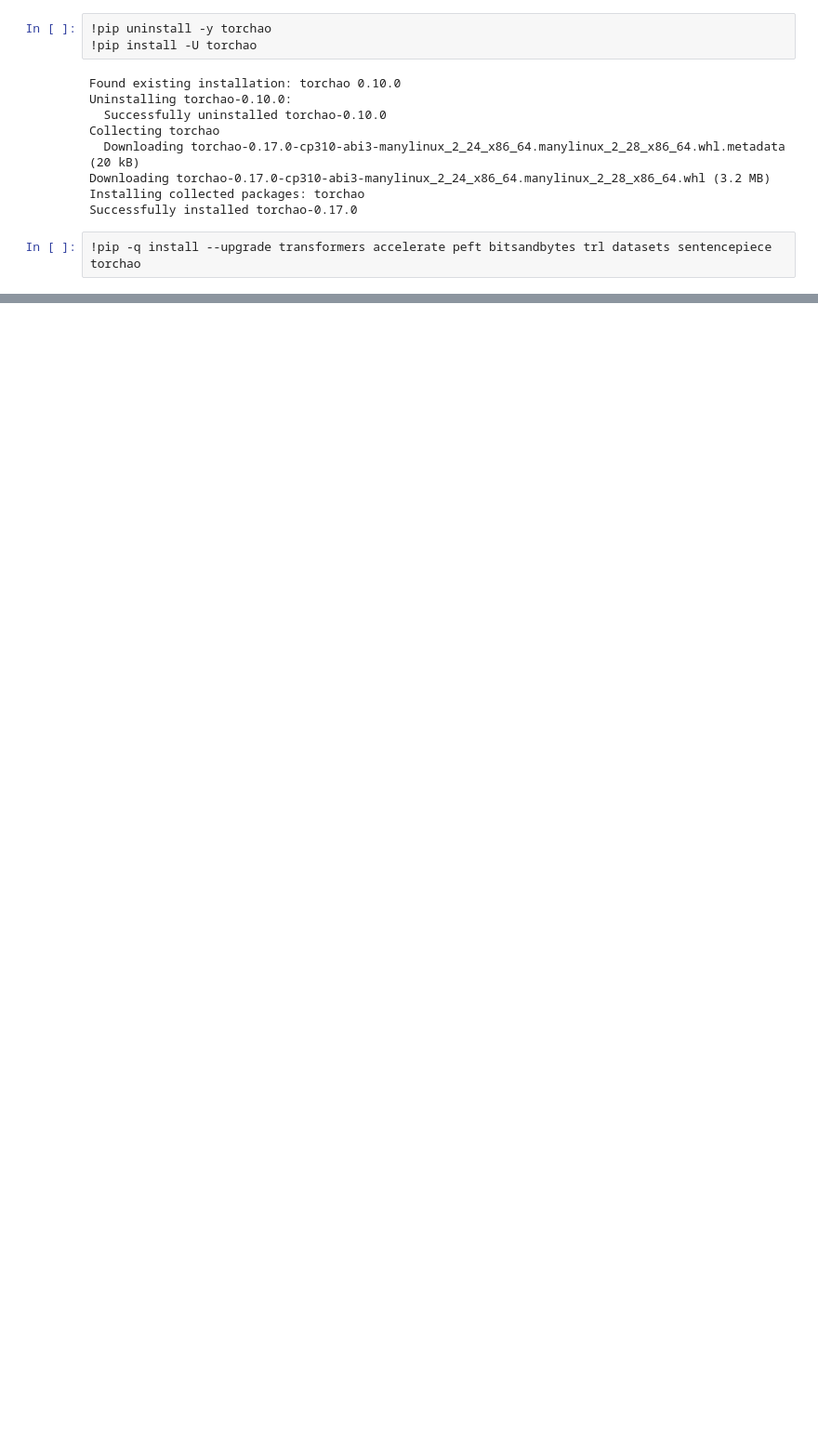
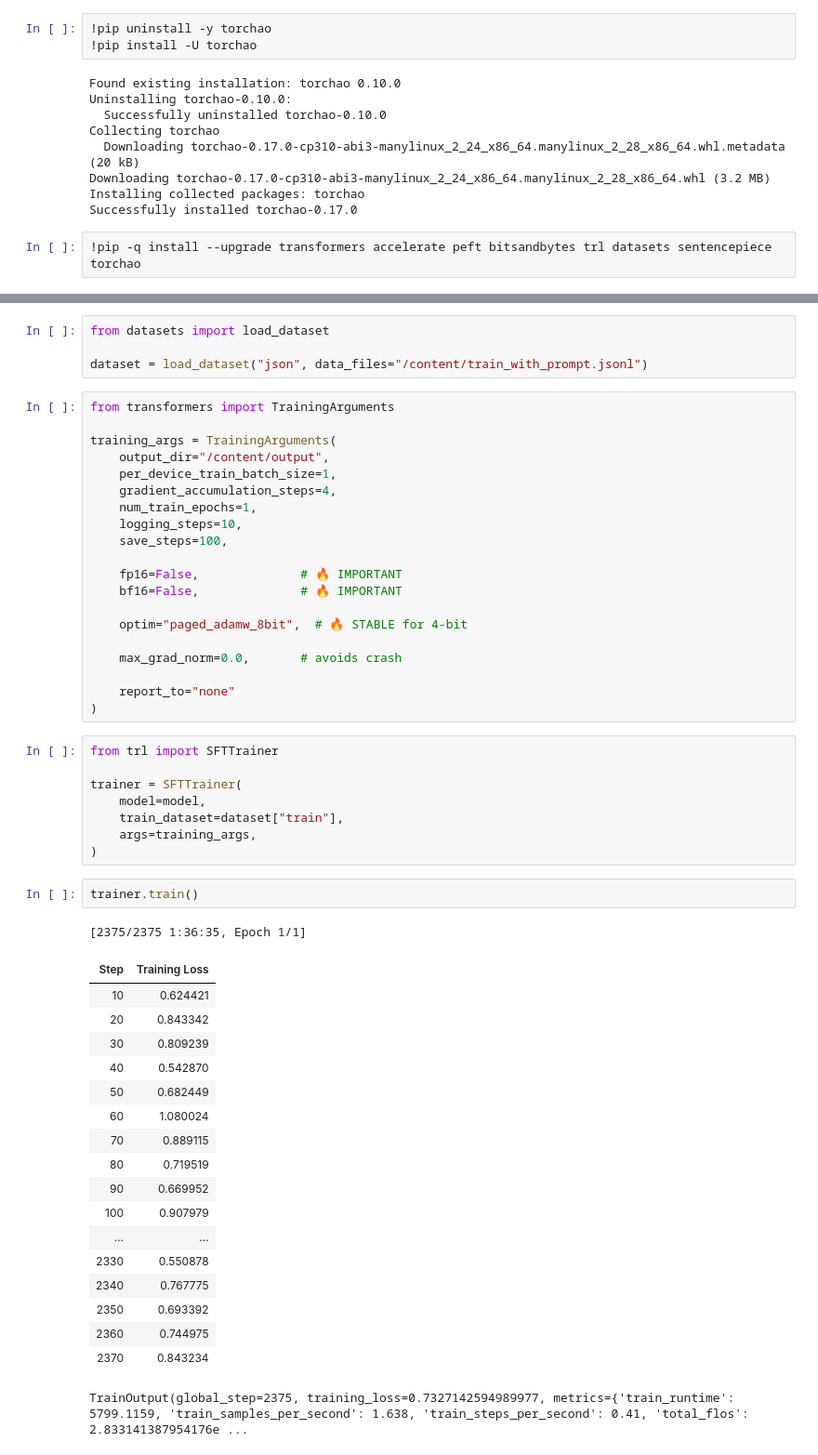
Before and after one commit to DumuthuLakshan/nemotron-reasoning-enhancement, a Jupyter notebook: Untitled3.ipynb, the cells around one changed output, grey strips where cells are left out. Shown at 93% size. Saved outputs shown, nothing was run; the diff lists cells and outputs as text; blank space fills up the shorter version.

```diff
--- a/Untitled3.ipynb
+++ b/Untitled3.ipynb
@@ -164,0 +440,54 @@ cp: cannot stat '/content/Untitled3.ipynb': No such file or directory
+# %%
+from datasets import load_dataset
+
+dataset = load_dataset("json", data_files="/content/train_with_prompt.jsonl")
+# %%
+from transformers import TrainingArguments
+
+training_args = TrainingArguments(
+    output_dir="/content/output",
+    per_device_train_batch_size=1,
+    gradient_accumulation_steps=4,
+    num_train_epochs=1,
+    logging_steps=10,
+    save_steps=100,
+
+    fp16=False,              # 🔥 IMPORTANT
+    bf16=False,              # 🔥 IMPORTANT
+
+    optim="paged_adamw_8bit",  # 🔥 STABLE for 4-bit
+
+    max_grad_norm=0.0,       # avoids crash
+
+    report_to="none"
+)
+# %%
+from trl import SFTTrainer
+
+trainer = SFTTrainer(
+    model=model,
+    train_dataset=dataset["train"],
+    args=training_args,
+)
+# %%
+trainer.train()
+# %% [output]
+[2375/2375 1:36:35, Epoch 1/1]
+| Step | Training Loss |
+| 10 | 0.624421 |
+| 20 | 0.843342 |
+| 30 | 0.809239 |
+| 40 | 0.542870 |
+| 50 | 0.682449 |
+| 60 | 1.080024 |
+| 70 | 0.889115 |
+| 80 | 0.719519 |
+| 90 | 0.669952 |
+| 100 | 0.907979 |
+| ... | ... |
+| 2330 | 0.550878 |
+| 2340 | 0.767775 |
+| 2350 | 0.693392 |
+| 2360 | 0.744975 |
+| 2370 | 0.843234 |
+TrainOutput(global_step=2375, training_loss=0.7327142594989977, metrics={'train_runtime': 5799.1159, 'train_samples_per_second': 1.638, 'train_steps_per_second': 0.41, 'total_flos': 2.833141387954176e ...
```
Also changed, not shown: parts of 45 cells of this notebook.
